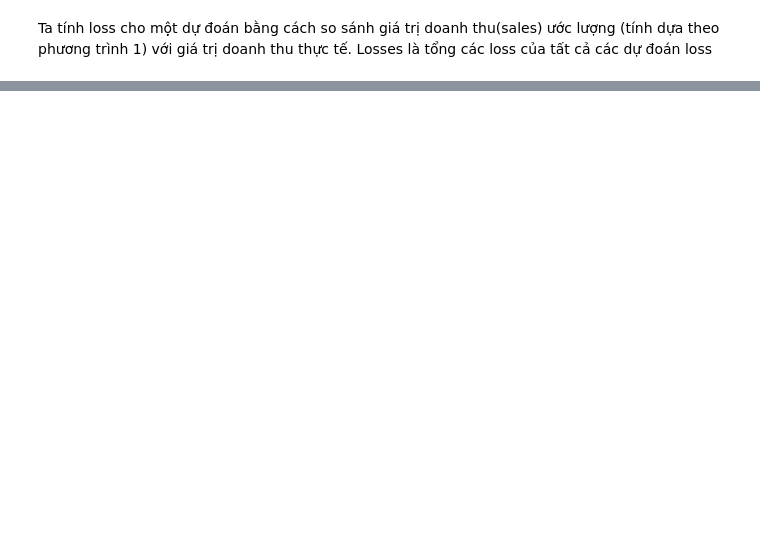
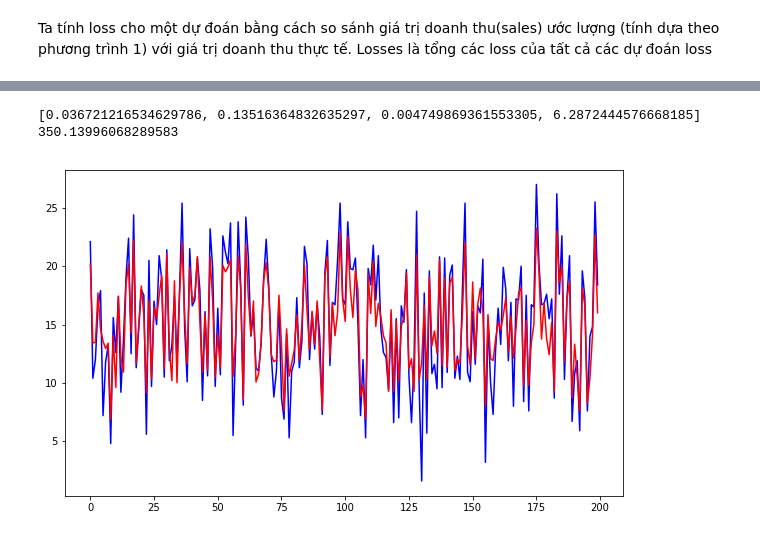
Before and after one commit to hieplt1018/AI_for_everyone, a Jupyter notebook: W4/Áp dụng GA vào dự đoán lượng sale.ipynb, the cells around one changed output, grey strips where cells are left out. Drawn from its saved outputs; the diff is of its cells as text; code cells hidden in the pictures; blank space fills up the shorter version.

```diff
--- a/W4/Áp dụng GA vào dự đoán lượng sale.ipynb
+++ b/W4/Áp dụng GA vào dự đoán lượng sale.ipynb
@@ -135,5 +137,6 @@ def create_new_population(old_population, elitism=2, gen=1):
 # %%
-population = [create_individual() for _ in range(m)]
-
 for i in range(n_generations):
     population = create_new_population(population, 2, i)
+    if(i == n_generations-1):
+        print("Lựa chọn tốt nhất: ")
+        print(population[m-1])
@@ -148,0 +155,22 @@ plt.show()
+# %%
+sorted_population = sorted(population, key=compute_fitness)
+print(sorted_population[m-1])
+individual = sorted_population[m-1]
+
+estimated_prices = []
+for feature in features:
+    estimated_price = sum(c*x for x, c in zip(feature, individual))
+    estimated_prices.append(estimated_price)
+
+losses = [abs(y_est-y_gt) for y_est, y_gt in zip(estimated_prices, prices)]
+print(sum(losses))
+
+import matplotlib.pyplot as plt
+fig, ax = plt.subplots(figsize=(10,6))
+plt.plot(prices, c='blue')
+plt.plot(estimated_prices, c='red')
+plt.show()
+# %% [output]
+[0.036721216534629786, 0.13516364832635297, 0.004749869361553305, 6.2872444576668185]
+350.13996068289583
+[figure, added]
```
Also changed, not shown: parts of 5 cells of this notebook, 17 other files.
